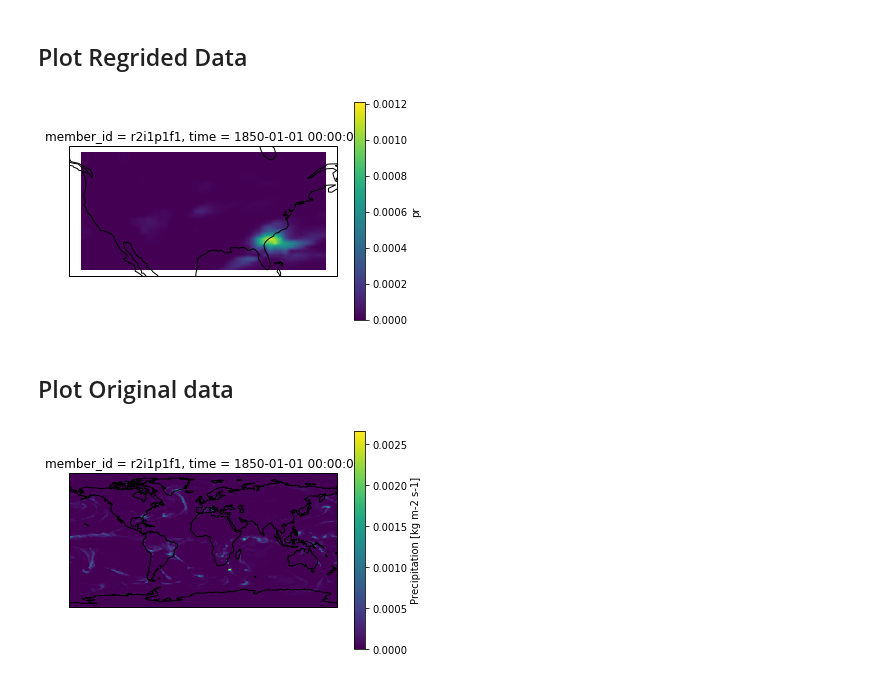
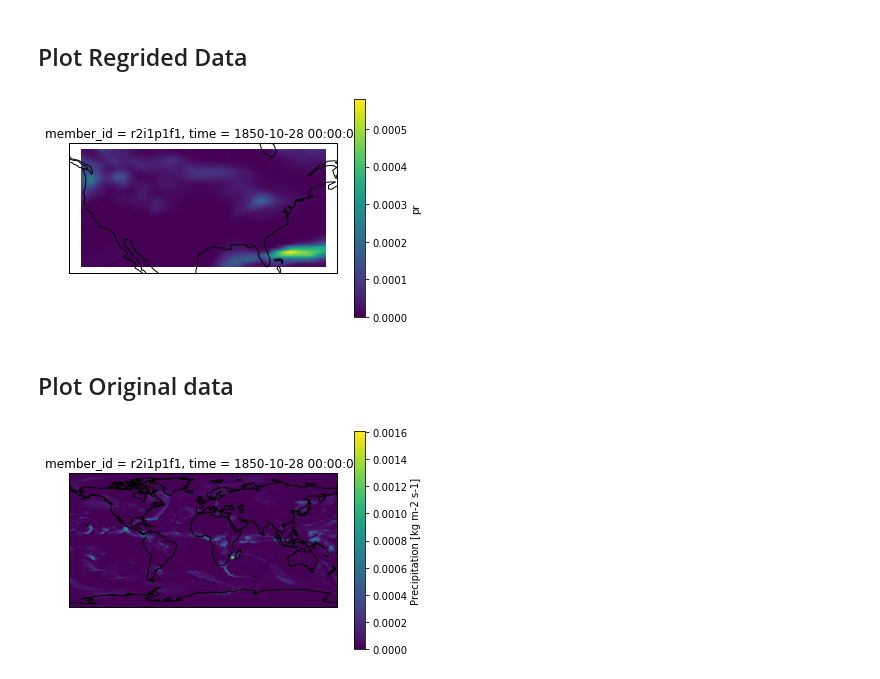
Before and after one commit to EricKeenan/cmip6-downscalling, a Jupyter notebook: notebooks/Regrid.ipynb, the cells around one changed output. Cells and saved outputs as stored; diff of their text form; code cells hidden in the pictures.

```diff
--- a/notebooks/Regrid.ipynb
+++ b/notebooks/Regrid.ipynb
@@ -35,7 +36,7 @@ cat.df.head()
 # Create dataset
 ds = cat.to_dataset_dict(cdf_kwargs={'chunks': {'time': 10}})
 ds = ds['CMIP.NCAR.CESM2.historical.day.gn']['pr']
-ds = ds[0, 0:50, : , :] # This is to make the dataset small!
+ds = ds[0, 0:3650, : , :] # Only grab 10 year of data, this is to make the dataset small!
 ds.data
 # %% [output]
 --> The keys in the returned dictionary of datasets are constructed as follows:
@@ -50,7 +51,7 @@ regridder = xe.Regridder(ds, tgt_grid, 'bilinear')
 regridder.clean_weight_file()
 regridded_ds = regridder(ds)
 regridded_ds.data
-regridded_ds = regridded_ds.compute() # Applied regridding (no longer lazy!)
+%time regridded_ds = regridded_ds.compute() # Applied regridding (no longer lazy!)
 # %% [output]
 Create weight file: bilinear_192x288_224x464.nc
 Remove file bilinear_192x288_224x464.nc
@@ -58,15 +61,15 @@ Remove file bilinear_192x288_224x464.nc
 ## Plot Regrided Data
 # %%
 ax = plt.axes(projection=ccrs.PlateCarree())
-regridded_ds.isel(time=0).plot.pcolormesh(ax=ax);
+regridded_ds.isel(time=300).plot.pcolormesh(ax=ax);
 ax.coastlines();
 # %% [output]
-[figure, old version]
+[figure, new version]
 # %% [markdown]
 ## Plot Original data
 # %%
 ax = plt.axes(projection=ccrs.PlateCarree())
-ds.isel(time=0).plot.pcolormesh(ax=ax);
+ds.isel(time=300).plot.pcolormesh(ax=ax);
 ax.coastlines();
 # %% [output]
-[figure, old version]
+[figure, new version]
```
Also changed, not shown: parts of 4 cells of this notebook.
